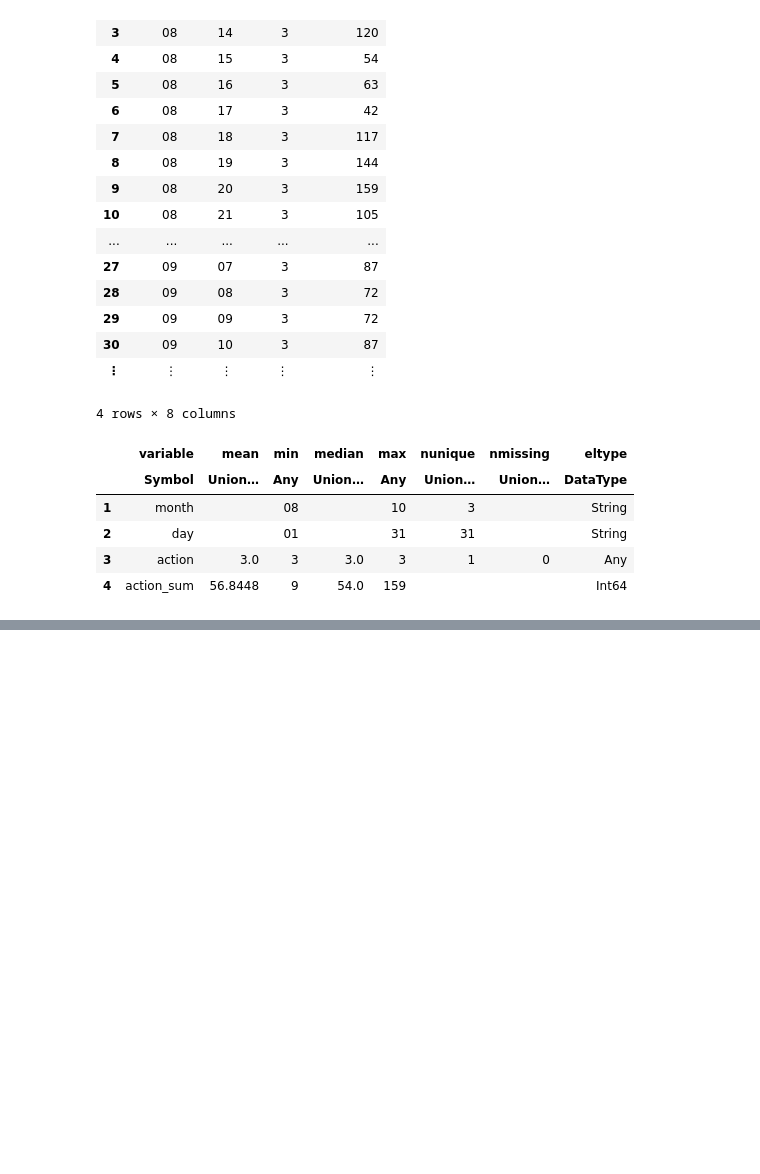
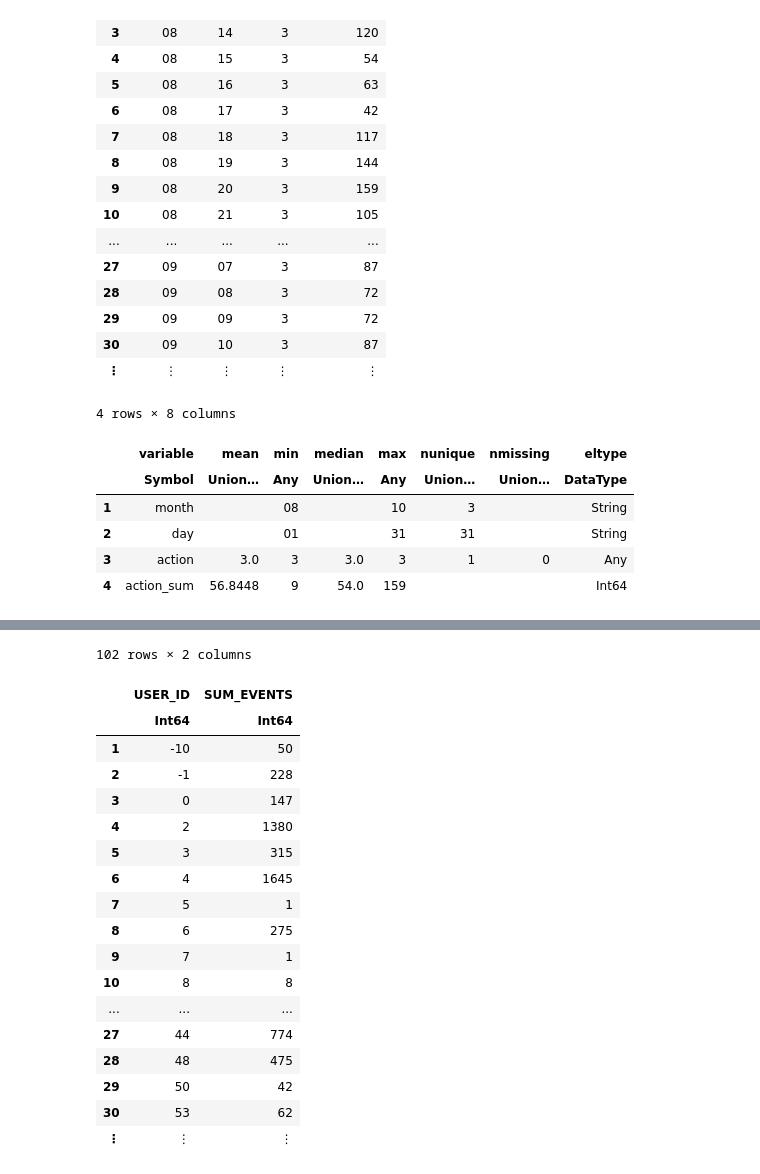
Before and after one commit to JohnFlorez25/giant_data_module, a Jupyter notebook: docs/visualization_data_giant.ipynb, the cells around one changed output, grey strips where cells are left out. Saved outputs shown, nothing was run; the diff lists cells and outputs as text; code cells hidden in the pictures; blank space fills up the shorter version.

```diff
--- a/docs/visualization_data_giant.ipynb
+++ b/docs/visualization_data_giant.ipynb
@@ -461,0 +457,24 @@ plot(x, y, title = "Connections per day", xlabel = "Day", ylabel = "Connection's
+# %%
+# Obteniendo la suma de los eventos realizados por un usuario
+eventsWithoutUsers = eventsDataFrame[!, Not([:USER_ID])];
+userByEventsSumDataFrame = DataFrame(USER_ID = eventsDataFrame[!,:USER_ID], SUM_EVENTS = sum.(eachrow(eventsWithoutUsers)))
+# %% [output]
+102 rows × 2 columns
+|  | USER_ID | SUM_EVENTS |
+|  | Int64 | Int64 |
+| 1 | -10 | 50 |
+| 2 | -1 | 228 |
+| 3 | 0 | 147 |
+| 4 | 2 | 1380 |
+| 5 | 3 | 315 |
+| 6 | 4 | 1645 |
+| 7 | 5 | 1 |
+| 8 | 6 | 275 |
+| 9 | 7 | 1 |
+| 10 | 8 | 8 |
+| ... | ... | ... |
+| 27 | 44 | 774 |
+| 28 | 48 | 475 |
+| 29 | 50 | 42 |
+| 30 | 53 | 62 |
+| ⋮ | ⋮ | ⋮ |
```
Also changed, not shown: parts of 9 cells of this notebook, 16 other files.
